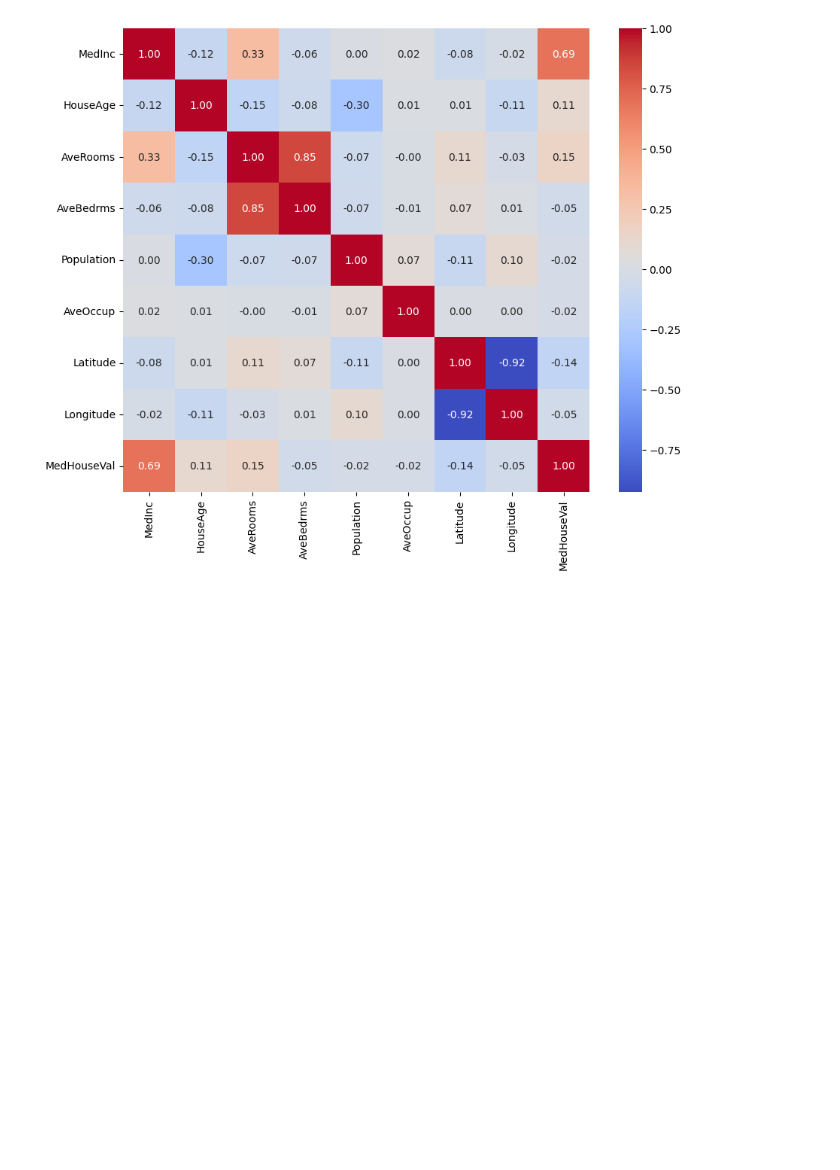
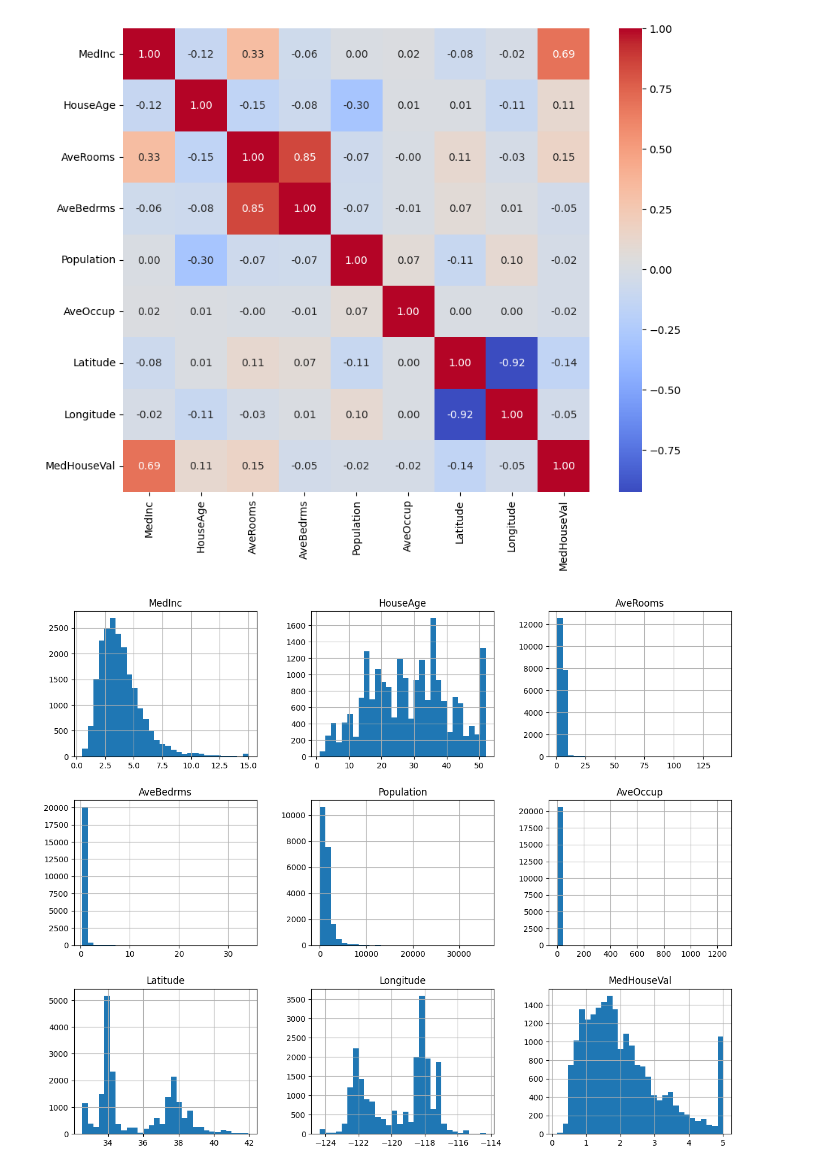
Before and after one commit to mynkaiml/Machine-learning-journey, a Jupyter notebook: Practice Data before model/2_House_pricing.ipynb, the cells around one changed output. Cells and saved outputs as stored; diff of their text form; code cells hidden in the pictures; blank space fills up the shorter version.

```diff
--- a/Practice Data before model/2_House_pricing.ipynb
+++ b/Practice Data before model/2_House_pricing.ipynb
@@ -147,3 +147,12 @@ sns.heatmap(
 plt.show()
 # %% [output]
 [figure]
+# %%
+df.hist(
+    figsize=(15,12),
+    bins=30
+)
+
+plt.show()
+# %% [output]
+[figure, added]
```
Also changed, not shown: parts of 36 cells of this notebook.
